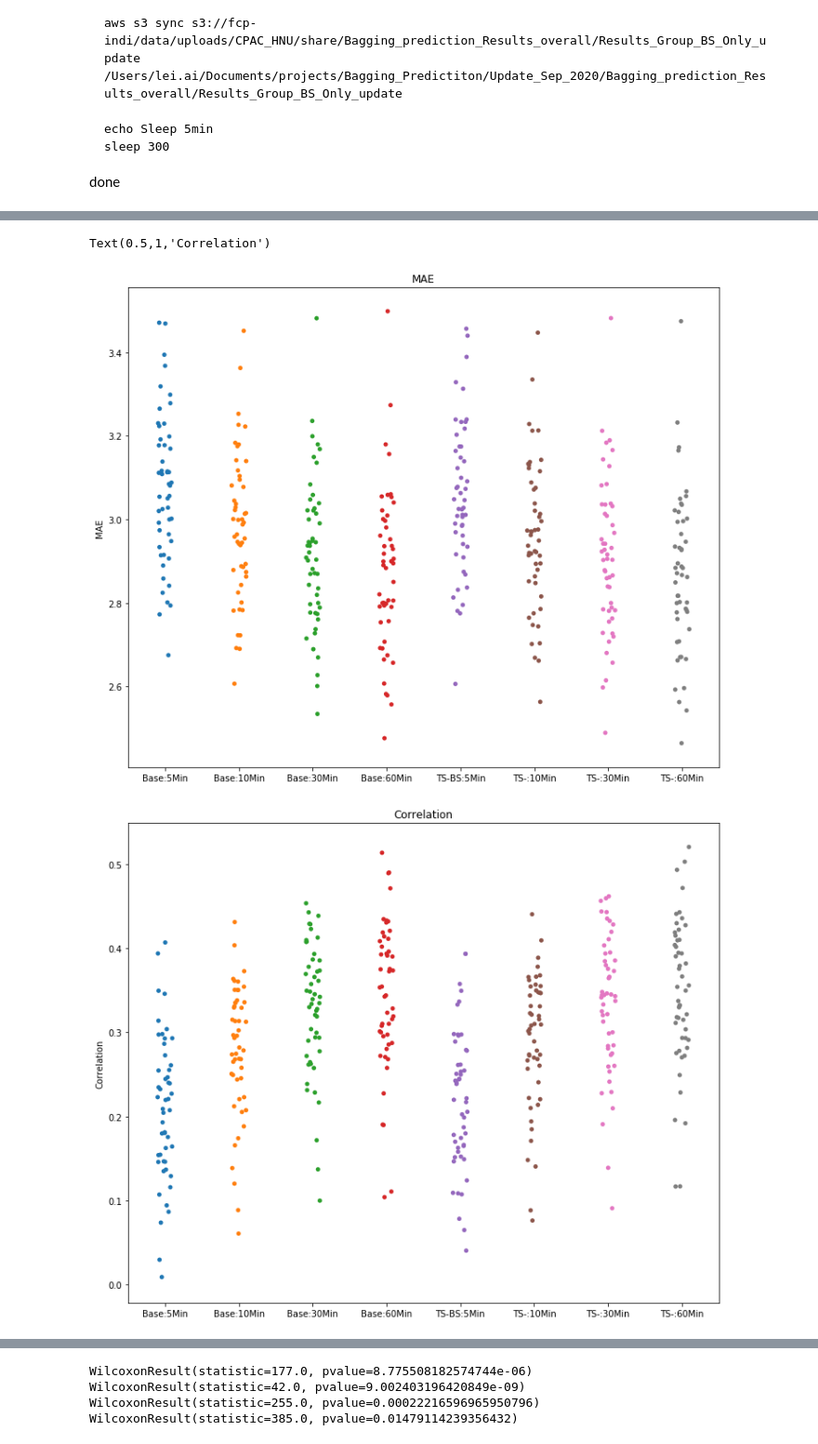
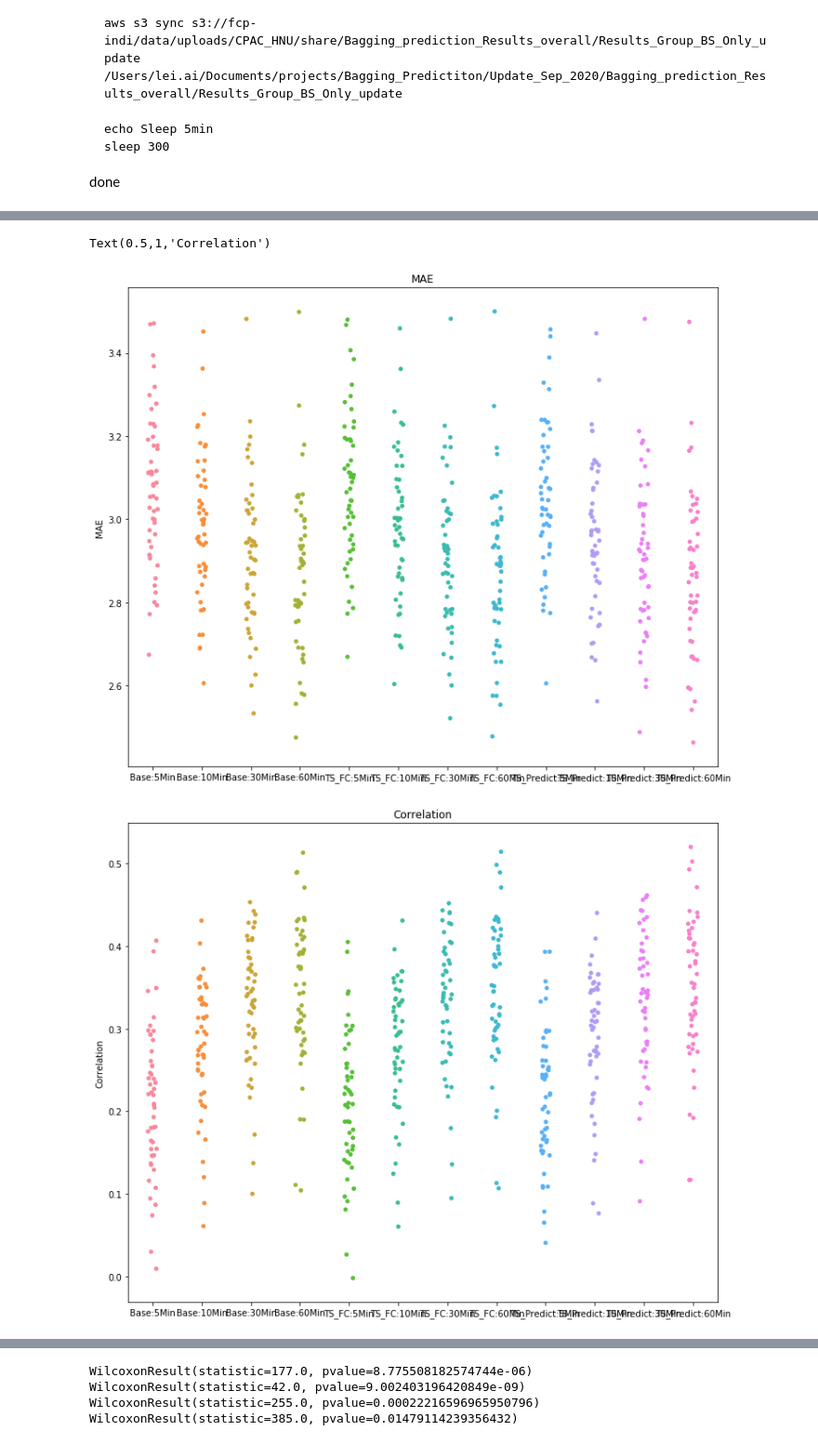
Before and after one commit to hahaai/Bagging_Prediction, a Jupyter notebook: Results_display.ipynb, the cells around one changed output, grey strips where cells are left out. Shown: that part at 93% size. Saved outputs shown, nothing was run; the diff lists cells and outputs as text; code cells hidden in the pictures.

```diff
--- a/Results_display.ipynb
+++ b/Results_display.ipynb
@@ -157,19 +160,18 @@ Individual Bagging with Prediction aggregation
 # %%
 data_all=pd.concat([data_base,data_ts_fc,data_ts_predict])
 fig = plt.figure(figsize=(12,10)) # default is (8,6)
 sns.stripplot(x="Type", y="MAE", data=data_all)
 plt.xlabel('')
 plt.title('MAE')
 
-data_all=pd.concat([data_base,data])
 fig = plt.figure(figsize=(12,10)) # default is (8,6)
 sns.stripplot(x="Type", y="Correlation", data=data_all)
 plt.xlabel('')
 plt.title('Correlation')
 # %% [output]
 Text(0.5,1,'Correlation')
-[figure, old version]
+[figure, new version]
-[figure, old version]
+[figure, new version]
 # %%
 # Kruskal-Wallis Test
 ## don't think it is approproate since the data are pared.
```
Also changed, not shown: parts of 2 cells of this notebook.
